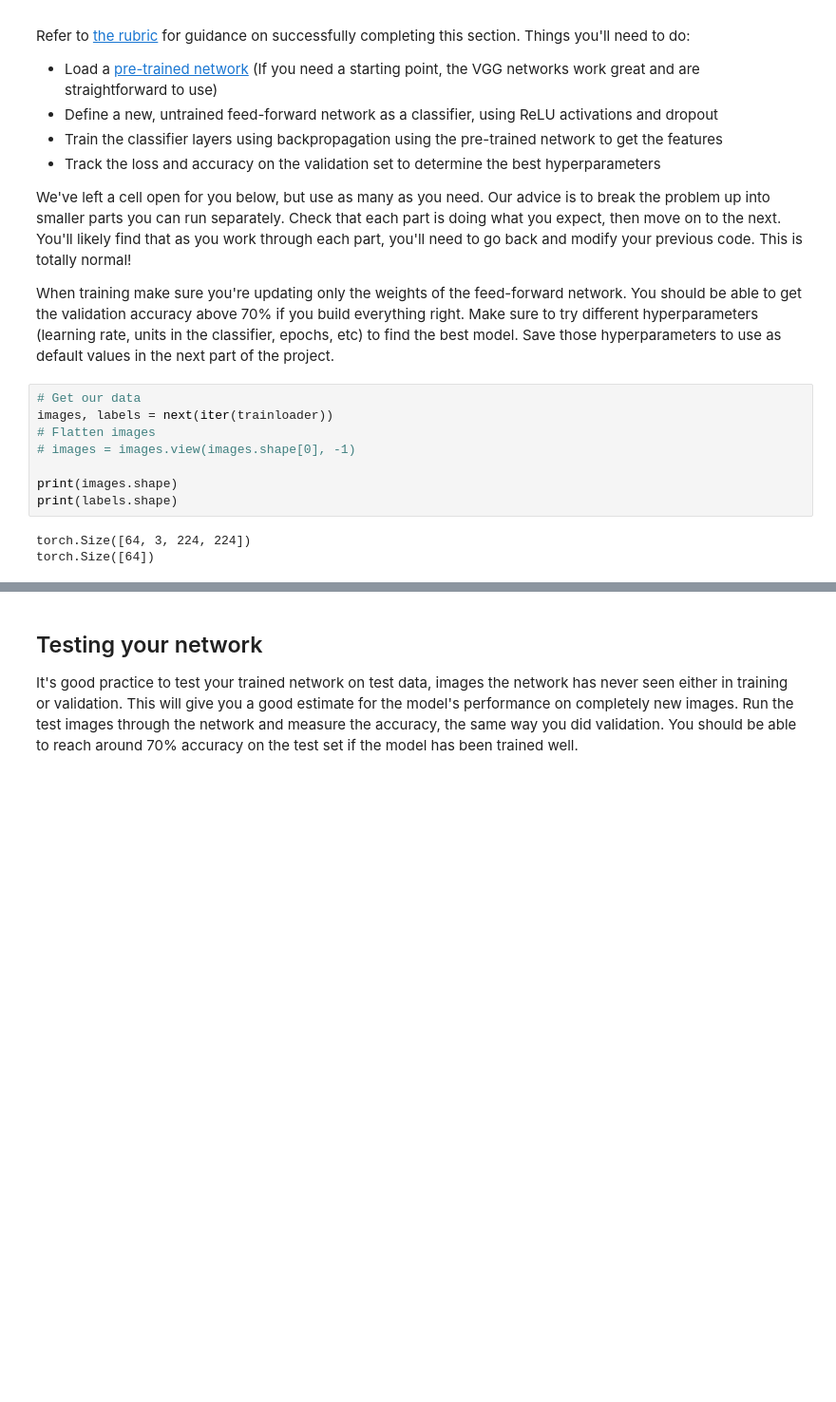
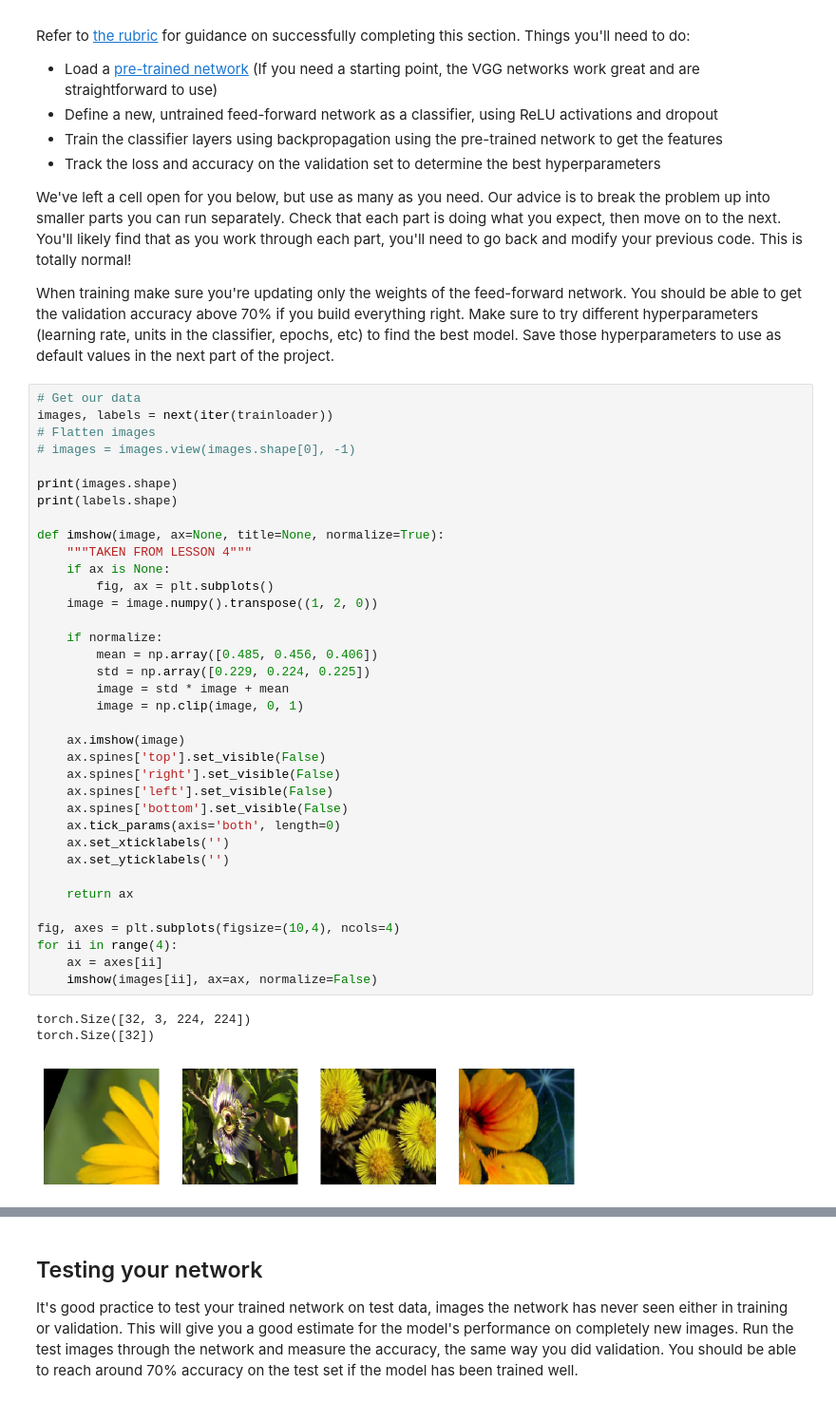
Before and after one commit to jmnickerson05/udacity_image_classifier, a Jupyter notebook: Image Classifier Project.ipynb, the cells around one changed output, grey strips where cells are left out. Shown at 95% size. Cells and saved outputs as stored; diff of their text form; blank space fills up the shorter version.

```diff
--- a/Image Classifier Project.ipynb
+++ b/Image Classifier Project.ipynb
@@ -107,14 +120,43 @@ Refer to [the rubric](https://review.udacity.com/#!/rubrics/1663/view) for guida
 We've left a cell open for you below, but use as many as you need. Our advice is to break the problem up into smaller parts you can run separately. Check that each part is doing what you expect, then move on to the next. You'll likely find that as you work through each part, you'll need to go back and modify your previous code. This is totally normal!
 
 When training make sure you're updating only the weights of the feed-forward network. You should be able to get the validation accuracy above 70% if you build everything right. Make sure to try different hyperparameters (learning rate, units in the classifier, epochs, etc) to find the best model. Save those hyperparameters to use as default values in the next part of the project.
-# %%
-# Get our data
-images, labels = next(iter(trainloader))
-# Flatten images
-# images = images.view(images.shape[0], -1)
-
-print(images.shape)
-print(labels.shape)
-# %% [output]
-torch.Size([64, 3, 224, 224])
-torch.Size([64])
+# %%
+# Get our data
+images, labels = next(iter(trainloader))
+# Flatten images
+# images = images.view(images.shape[0], -1)
+
+print(images.shape)
+print(labels.shape)
+
+def imshow(image, ax=None, title=None, normalize=True):
+    """TAKEN FROM LESSON 4"""
+    if ax is None:
+        fig, ax = plt.subplots()
+    image = image.numpy().transpose((1, 2, 0))
+
+    if normalize:
+        mean = np.array([0.485, 0.456, 0.406])
+        std = np.array([0.229, 0.224, 0.225])
+        image = std * image + mean
+        image = np.clip(image, 0, 1)
+
+    ax.imshow(image)
+    ax.spines['top'].set_visible(False)
+    ax.spines['right'].set_visible(False)
+    ax.spines['left'].set_visible(False)
+    ax.spines['bottom'].set_visible(False)
+    ax.tick_params(axis='both', length=0)
+    ax.set_xticklabels('')
+    ax.set_yticklabels('')
+
+    return ax
+
+fig, axes = plt.subplots(figsize=(10,4), ncols=4)
+for ii in range(4):
+    ax = axes[ii]
+    imshow(images[ii], ax=ax, normalize=False)
+# %% [output]
+torch.Size([32, 3, 224, 224])
+torch.Size([32])
+[figure, added]
```
Also changed, not shown: parts of 10 cells of this notebook, 1 other file.
